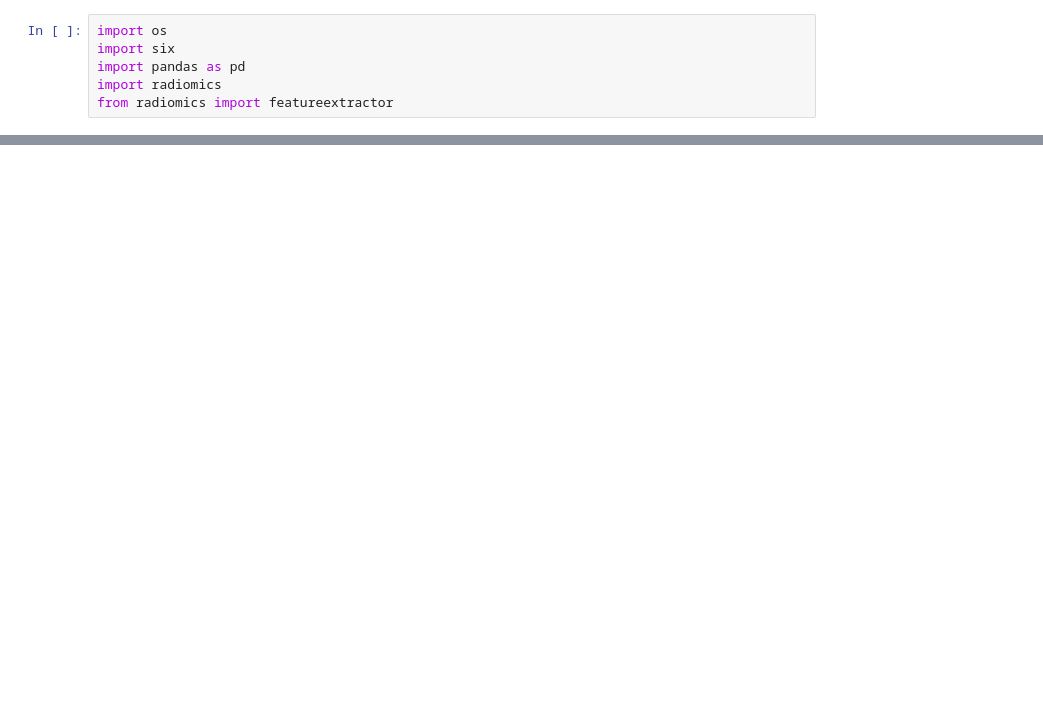
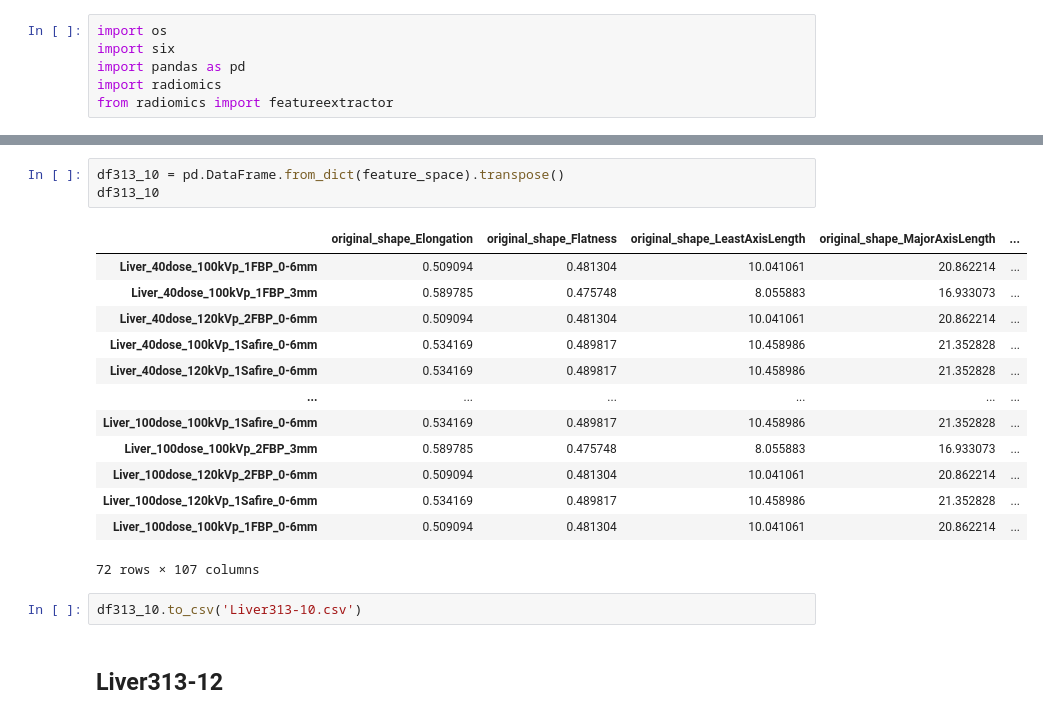
Before and after one commit to Dark-eXe/Radiomics-Xtraction, a Jupyter notebook: Xtraction.ipynb, the cells around one changed output, grey strips where cells are left out. Saved outputs shown, nothing was run; the diff lists cells and outputs as text; blank space fills up the shorter version.

```diff
--- a/Xtraction.ipynb
+++ b/Xtraction.ipynb
@@ -76,0 +389,21 @@ df.to_csv('Water_40dose.csv')
+# %%
+df313_10 = pd.DataFrame.from_dict(feature_space).transpose()
+df313_10
+# %% [output]
+|  | original_shape_Elongation | original_shape_Flatness | original_shape_LeastAxisLength | original_shape_MajorAxisLength | ... |
+| Liver_40dose_100kVp_1FBP_0-6mm | 0.509094 | 0.481304 | 10.041061 | 20.862214 | ... |
+| Liver_40dose_100kVp_1FBP_3mm | 0.589785 | 0.475748 | 8.055883 | 16.933073 | ... |
+| Liver_40dose_120kVp_2FBP_0-6mm | 0.509094 | 0.481304 | 10.041061 | 20.862214 | ... |
+| Liver_40dose_100kVp_1Safire_0-6mm | 0.534169 | 0.489817 | 10.458986 | 21.352828 | ... |
+| Liver_40dose_120kVp_1Safire_0-6mm | 0.534169 | 0.489817 | 10.458986 | 21.352828 | ... |
+| ... | ... | ... | ... | ... | ... |
+| Liver_100dose_100kVp_1Safire_0-6mm | 0.534169 | 0.489817 | 10.458986 | 21.352828 | ... |
+| Liver_100dose_100kVp_2FBP_3mm | 0.589785 | 0.475748 | 8.055883 | 16.933073 | ... |
+| Liver_100dose_120kVp_2FBP_0-6mm | 0.509094 | 0.481304 | 10.041061 | 20.862214 | ... |
+| Liver_100dose_120kVp_1Safire_0-6mm | 0.534169 | 0.489817 | 10.458986 | 21.352828 | ... |
+| Liver_100dose_100kVp_1FBP_0-6mm | 0.509094 | 0.481304 | 10.041061 | 20.862214 | ... |
+72 rows × 107 columns
+# %%
+df313_10.to_csv('Liver313-10.csv')
+# %% [markdown]
+## Liver313-12
```
Also changed, not shown: parts of 43 cells of this notebook, 27 other files.
